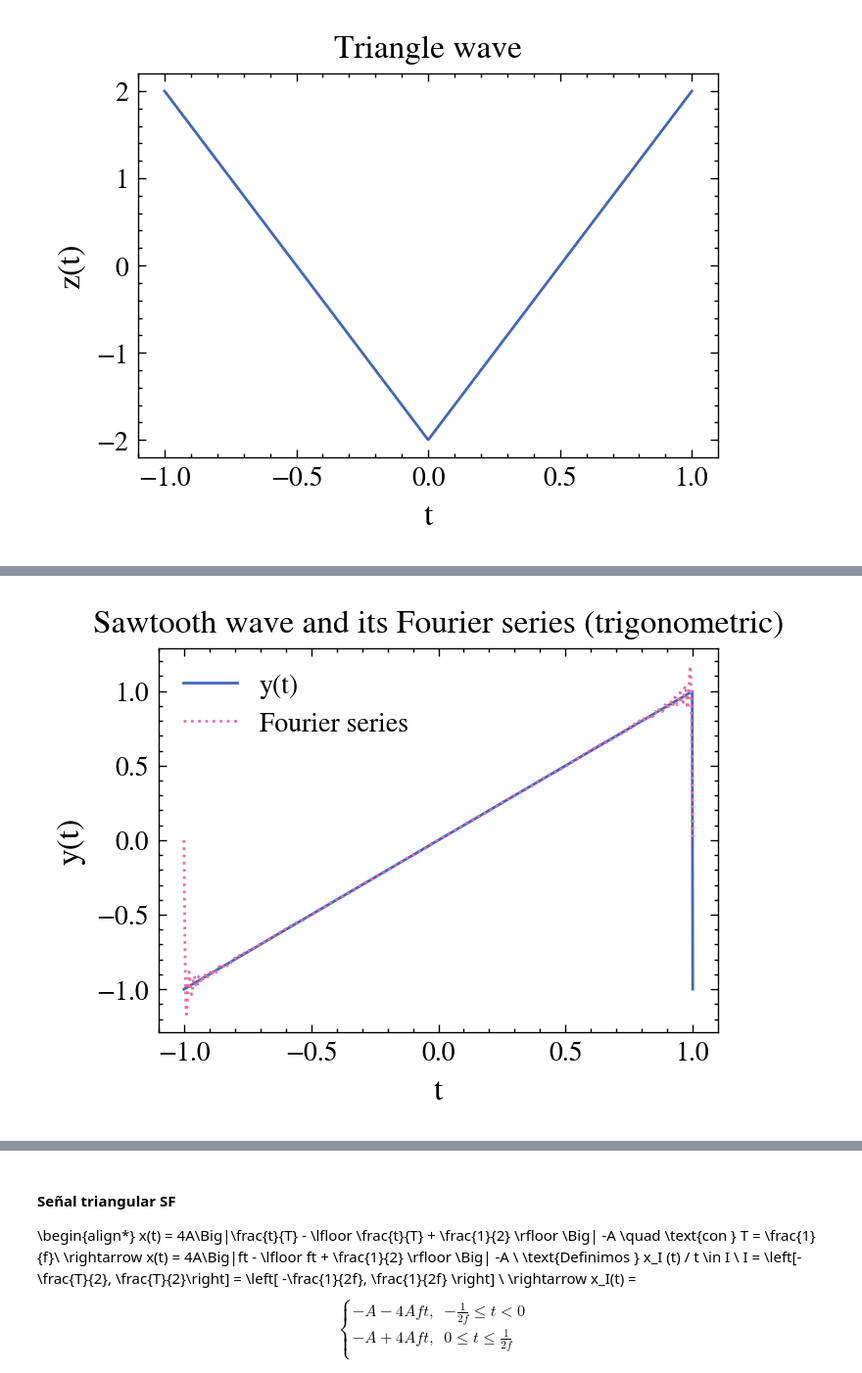
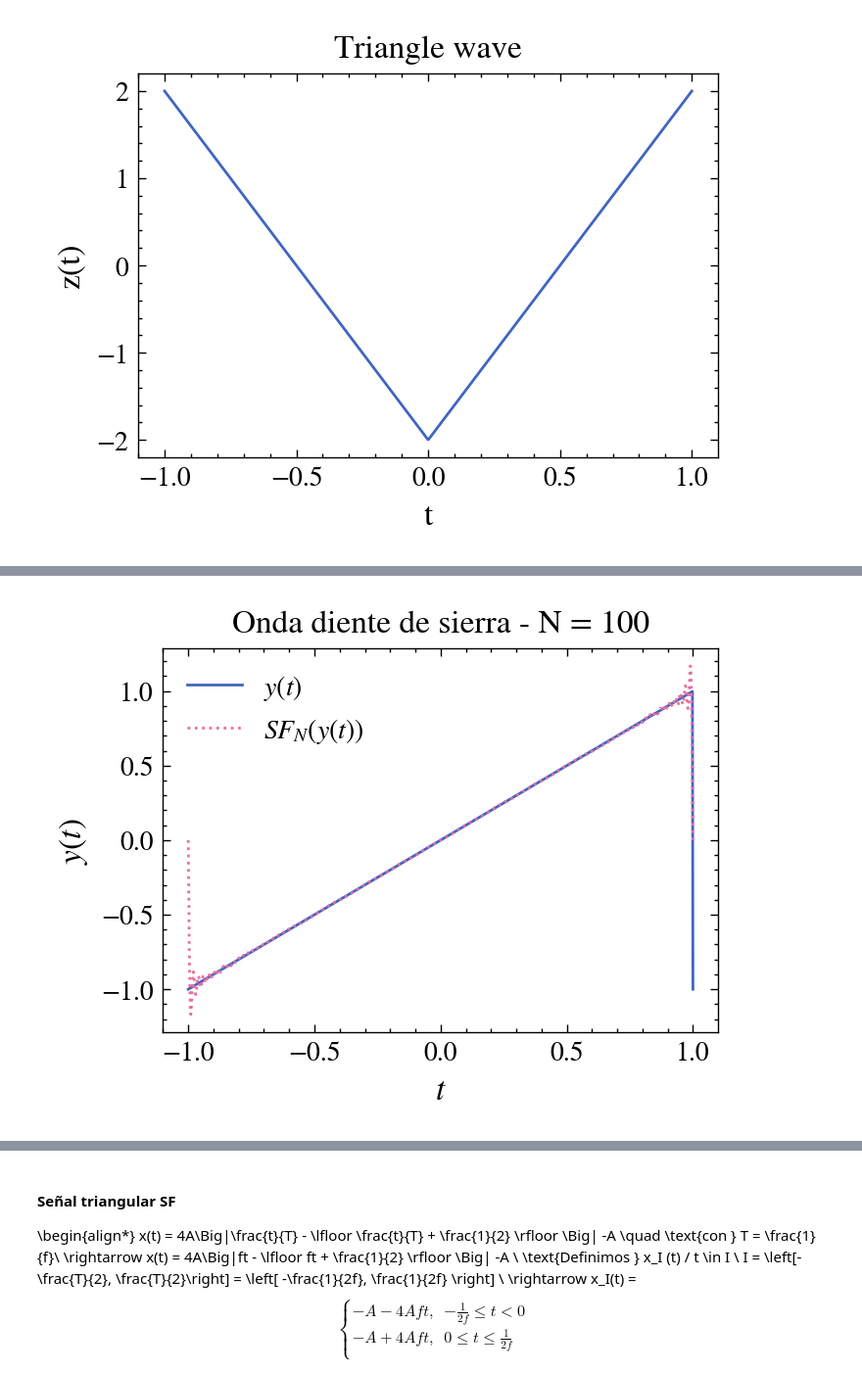
Before and after one commit to ignaschuemer7/TP1-AM3, a Jupyter notebook: better_caul_saul.ipynb, the cells around one changed output, grey strips where cells are left out. Shown: that part at 98% size. Drawn from its saved outputs; the diff is of its cells as text; code cells hidden in the pictures.

```diff
--- a/better_caul_saul.ipynb
+++ b/better_caul_saul.ipynb
@@ -33,6 +37,7 @@ plt.show()
 # Plot sawtooth wave
 
 t = np.linspace(-1, 1, 1000)
+y = sawtooth()
 plt.plot(t, y(t))
 plt.xlabel('t')
 plt.ylabel('y(t)')
@@ -44,6 +49,7 @@ plt.show()
 # Plot triangle wave
 
 t = np.linspace(-1, 1, 1000)
+z = triangle()
 plt.plot(t, z(t))
 plt.xlabel('t')
 plt.ylabel('z(t)')
@@ -79,7 +85,7 @@ def expFourierSeries(cn: callable, c0: float, T: float, N: int) -> callable:
         return c0 + sum(cn(n) * np.exp(2 * np.pi * 1j * n * t / T) for n in range(-N, N + 1) if n != 0)
     return f
 
-def CuadraticMeanError(f: callable, g: callable, t: np.ndarray) -> float:
+def CuadraticMeanError(f: callable, g: callable, t: np.ndarray, discontinuities: np.ndarray = np.array([])) -> float:
     """
     Returns the cuadratic mean error between f and g in the interval t.
     :param f: function
@@ -101,7 +107,7 @@ def amountArmonics(f: callable, an: callable, bn: callable, a0: float, T: float,
         N += 1
     return N
 # %%
-def make_pulse_train():
+def sf_pulse_train():
     """
     Returns the pulse train armoinc coefficients.
     """
@@ -110,7 +116,7 @@ def make_pulse_train():
     bn = lambda n: -2 * (A / (np.pi * n)) * (np.cos(np.pi * n) - 1)
     return a0, an, bn
 
-def make_sawtooth():
+def sf_sawtooth():
     """
     Returns the sawtooth armoinc coefficients.
     """
@@ -119,7 +125,7 @@ def make_sawtooth():
     bn = lambda n: -A * np.cos(np.pi * n) / (np.pi * n)
     return a0, an, bn
 
-def make_triangle_wave():
+def sf_triangle_wave():
     """
     Returns the triangle wave armoinc coefficients.
     """
@@ -193,65 +231,73 @@ plt.show()
 # Sawtooth wave Fourier series
 
 # Trigonometric
-a0, an, bn = make_sawtooth()
+a0, an, bn = sf_sawtooth()
 T = 1 / F
 N = 100
 
 f = trigFourierSeries(an, bn, a0, T, N)
 
 # Plot sawtooth wave and its Fourier series
 
 t = np.linspace(-1, 1, 1000)
-plt.plot(t, y(t), label='y(t)')
-plt.plot(t, f(t), label='Fourier series')
-plt.xlabel('t')
-plt.ylabel('y(t)')
-plt.title('Sawtooth wave and its Fourier series (trigonometric)')
+plt.plot(t, y(t), label=r'$y(t)$')
+plt.plot(t, f(t), label=r'$SF_{N}(y(t))$')
+plt.xlabel(r'$t$')
+plt.ylabel(r'$y(t)$')
+plt.title(f'Onda diente de sierra - N = {N}')
 plt.legend()
 plt.show()
 
 #errors
-e = CuadraticMeanError(y, f, t)
-print(f'Number of terms needed to have a square mean error less than {e} of the trigonometric Fourier series of the sawtooth wave:', amountArmonics(y, an, bn, a0, T, e))
+# e = CuadraticMeanError(y, f, t)
+# print(f'Numero de armónicos necesarios para tener un error cuadrático medio menor a {e} de la serie de Fourier trigonométrica de la onda diente de sierra:', amountArmonics(y, an, bn, a0, T, e))
 
-# Exponential
+e = 0.01
+N = amountArmonics(y, an, bn, a0, T, e)
+f = trigFourierSeries(an, bn, a0, T, N)
 
-c0 = 0
-cn = lambda n: -0.5 * A * (2 * F * np.sin(np.pi * n) / (np.pi * n) - 1j * np.cos(np.pi * n) / (np.pi * n))
-T = 1 / F
-N = 100
-
-f = expFourierSeries(cn, c0, T, N)
-
-# Plot sawtooth wave and its Fourier series
-
-t = np.linspace(-1, 1, 1000)
-plt.plot(t, y(t), label='y(t)')
-plt.plot(t, f(t), label='Fourier series')
-plt.xlabel('t')
-plt.ylabel('y(t)')
-plt.title('Sawtooth wave and its Fourier series (exponential)')
+plt.plot(t, y(t), label=r'$y(t)$')
+plt.plot(t, f(t), label=r'$SF_{N}(y(t))$')
+plt.xlabel(r'$t$')
+plt.ylabel(r'$y(t)$')
 plt.legend()
+plt.title(f'Onda diente de sierra - ECM = {e}, N = {N}')
 plt.show()
 
+print(f'Numero de armónicos necesarios para tener un error cuadrático medio menor a {e} de la serie de Fourier trigonométrica de la onda diente de sierra:', N)
+
 # Triangle wave Fourier series
-a0, an, bn = make_triangle_wave()
+a0, an, bn = sf_triangle_wave()
 T = 1 / F
-N = 100
+N = 2
 f = trigFourierSeries(an, bn, a0, T, N)
 
 # Plot triangle wave and its Fourier series
 
 t = np.linspace(-1, 1, 1000)
-plt.plot(t, z(t), label='z(t)')
-plt.plot(t, f(t), label='Fourier series')
-plt.xlabel('t')
-plt.ylabel('z(t)')
-plt.title('Triangle wave and its Fourier series (trigonometric)')
+plt.plot(t, z(t), label=r'z(t)')
+plt.plot(t, f(t), label=r'$SF_{N}(z(t))$')
+plt.xlabel(r'$t$')
+plt.ylabel(r'$z(t)$')
+plt.title(f'Onda triangular - N = {N}')
 plt.legend()
 plt.show()
 
-e = CuadraticMeanError(z, f, t)
-print(f'Number of terms needed to have a square mean error less than {e} of the trigonometric Fourier series of the triangle wave:', amountArmonics(z, an, bn, a0, T, e))
+# e = CuadraticMeanError(z, f, t)
+# print(f'Numero de armónicos necesarios para tener un error cuadrático medio menor a {e} de la serie de Fourier trigonométrica de la onda diente de sierra:', amountArmonics(z, an, bn, a0, T, e))
+
+e = 0.001
+N = amountArmonics(z, an, bn, a0, T, e)
+f = trigFourierSeries(an, bn, a0, T, N)
+
+plt.plot(t, z(t), label=r'$z(t)$')
+plt.plot(t, f(t), label=r'$SF_{N}(z(t))$')
+plt.xlabel(r'$t$')
+plt.ylabel(r'$z(t)$')
+plt.legend()
+plt.title(f'Onda triangular - ECM = {e}, N = {N}')
+plt.show()
+
+print(f'Numero de armónicos necesarios para tener un error cuadrático medio menor a {e} de la serie de Fourier trigonométrica de la onda triangular:', N)
 # %% [output]
-[figure, old version]
+[figure, new version]
```
Also changed, not shown: parts of 10 cells of this notebook, 1 other file.
